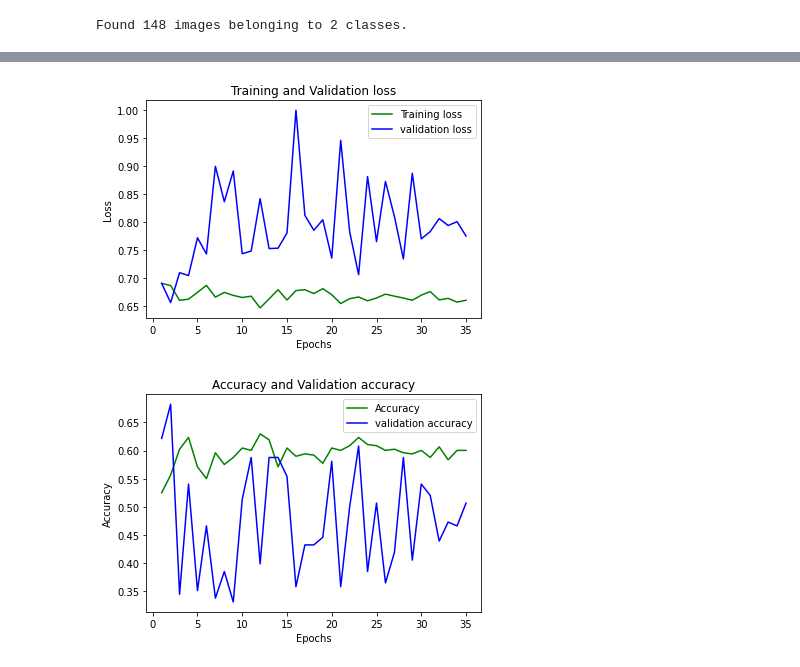
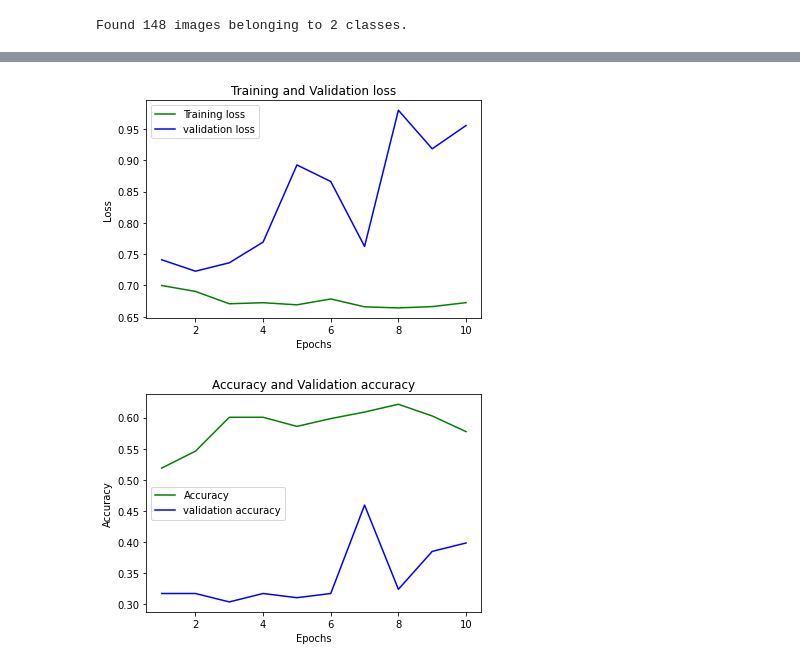
Before and after one commit to khareyash05/Parkinson-s-Disease-on-CNN-architectures-, a Jupyter notebook: ResNet50.ipynb, the cells around one changed output, grey strips where cells are left out. Drawn from its saved outputs; the diff is of its cells as text; code cells hidden in the pictures.

Commit message:
applied learning rate reduction on resnet

```diff
--- a/ResNet50.ipynb
+++ b/ResNet50.ipynb
@@ -39,9 +39,12 @@ vgg = tf.keras.applications.ResNet50(
 # %%
 for layer in vgg.layers:
   layer.trainable = False
+# %%
+adam_optimizer = tf.keras.optimizers.Adam(lr=0.001, beta_1=0.9, beta_2=0.999, epsilon=None, decay=0.0, amsgrad=False)
+# %%
+learning_rate_reduction = tf.keras.callbacks.ReduceLROnPlateau(monitor='val_acc', factor=0.3, patience=2, verbose=0, mode='auto', min_delta=0.0001, cooldown=0, min_lr=0.00001)
 # %%
-x = tf.keras.layers.Dropout(0.1)(vgg.output)
-x = tf.keras.layers.GlobalMaxPooling2D()(x)
+x = tf.keras.layers.GlobalMaxPooling2D()(vgg.output)
 x = tf.keras.layers.BatchNormalization()(x)
 x = tf.keras.layers.Dropout(0.1)(x)
 prediction = tf.keras.layers.Dense(1, activation='sigmoid')(x)
@@ -55,7 +58,7 @@ model.summary()
 # # tell the model what cost and optimization method to use
 model.compile(
   loss='binary_crossentropy',
-  optimizer='adam',
+  optimizer=adam_optimizer,
   metrics=['accuracy']
 )
 # %% [output]
@@ -80,6 +83,7 @@ ________________________________________________________________________________
 history = model.fit(
   x_train,
   validation_data=x_test,
-  epochs=35,
+  epochs=10,
+  callbacks = [learning_rate_reduction]
 )
 # %% [output]
@@ -103,7 +107,7 @@ Epoch 35/35
 # %%
 loss_train = history.history['loss']
 loss_val = history.history['val_loss']
-epochs = range(1,36)
+epochs = range(1,11)
 plt.plot(epochs, loss_train, 'g', label='Training loss')
 plt.plot(epochs, loss_val, 'b', label='validation loss')
 plt.title('Training and Validation loss')
@@ -112,17 +116,17 @@ plt.ylabel('Loss')
 plt.legend()
 plt.show()
 # %% [output]
-[figure, old version]
+[figure, new version]
 # %%
 loss_train = history.history['accuracy']
 loss_val = history.history['val_accuracy']
-epochs = range(1,36)
+epochs = range(1,11)
 plt.plot(epochs, loss_train, 'g', label='Accuracy')
 plt.plot(epochs, loss_val, 'b', label='validation accuracy')
 plt.title('Accuracy and Validation accuracy')
 plt.xlabel('Epochs')
 plt.ylabel('Accuracy')
 plt.legend()
 plt.show()
 # %% [output]
-[figure, old version]
+[figure, new version]
```
Also changed, not shown: parts of 2 cells of this notebook.
